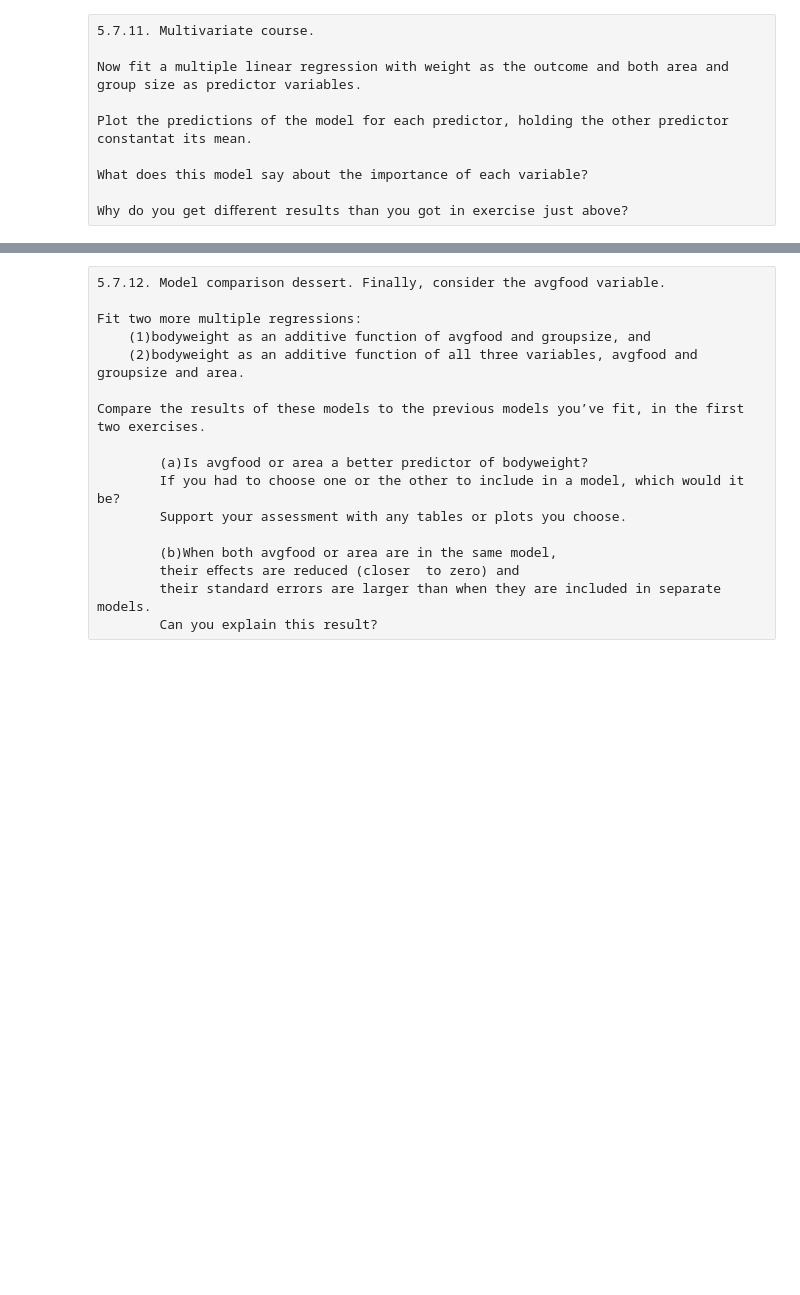
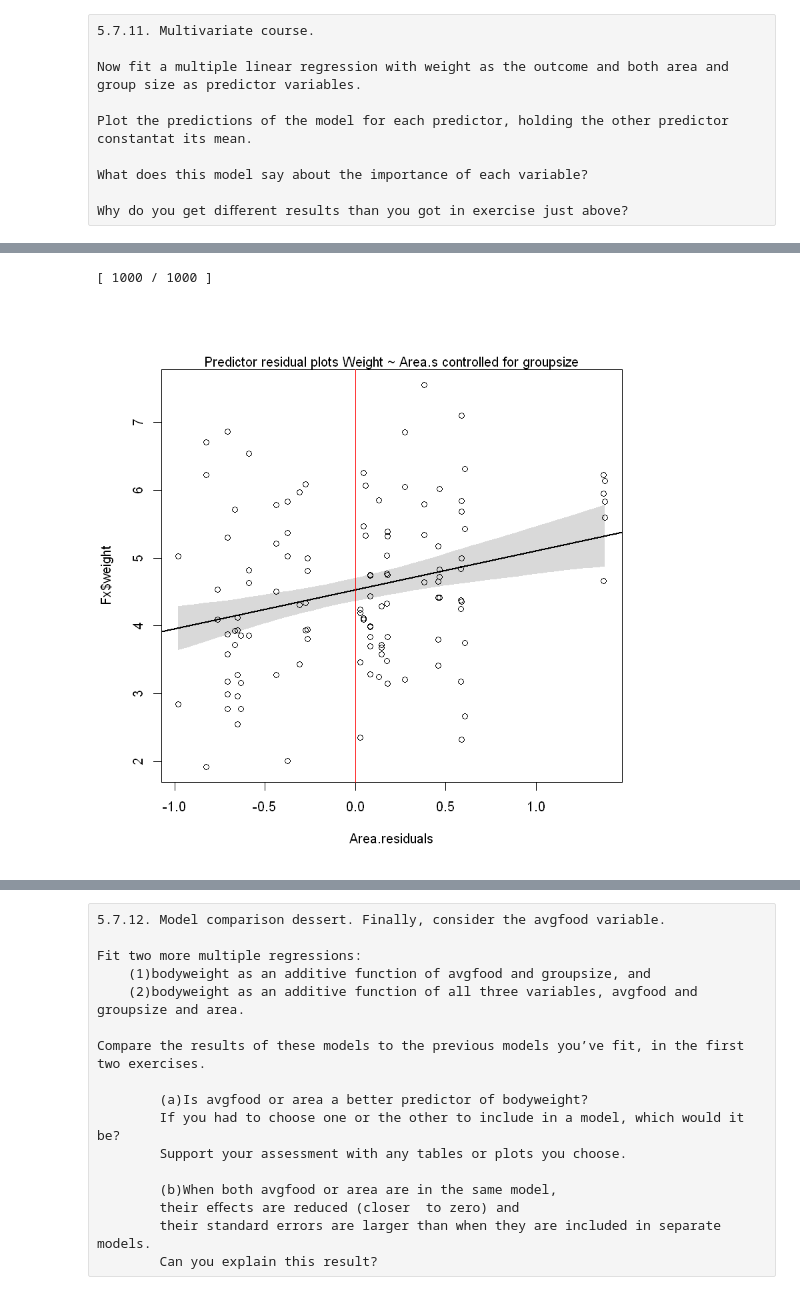
Before and after one commit to hvillamil3/StatisticalRethinkingHW, a Jupyter notebook: Statistical_Rethinking_Homework_Chapter_5.ipynb, the cells around one changed output, grey strips where cells are left out. Cells and saved outputs as stored; diff of their text form; code cells hidden in the pictures; blank space fills up the shorter version.

```diff
--- a/Statistical_Rethinking_Homework_Chapter_5.ipynb
+++ b/Statistical_Rethinking_Homework_Chapter_5.ipynb
@@ -235,0 +273,33 @@ shade(apply( sim.weight.Multi2 , 2, PI) , area.seq  )
+# %%
+Var.Model <- map(
+    alist(
+        area.s ~ dnorm( mu , sigma ),
+        mu <- a + b*groupsize.s,
+        a ~ dnorm( 4 , 100 ) ,
+        b ~ dnorm( 0 , 10 ) ,
+        sigma ~ dunif( 0 , 50 ) ) ,
+    data=Fx , start=list( a=mean(Fx$area.s) , sigma=sd(Fx$area.s) , b=0 ) )
+# %%
+mu.v <- coef(Var.Model)['a'] + coef(Var.Model)['b']*Fx$groupsize.s
+Area.residuals <- Fx$area.s - mu.v
+# %%
+# Need this in order to create interval around mu
+mx <- map(
+    alist(
+        weight ~ dnorm( mu , sigma ),
+        mu <- a + b*Area.residuals,
+        a ~ dnorm( 4 , 100 ) ,
+        b ~ dnorm( 0 , 10 ) ,
+        sigma ~ dunif( 0 , 50 ) ) ,
+    data=data.frame(weight=Fx$weight,Area.residuals=Area.residuals) )
+# %%
+Area.resid.seq<-seq(from=min(Area.residuals),to=max(Area.residuals), length.out=1e3)
+plot(Fx$weight~Area.residuals )
+mtext("Predictor residual plots Weight ~ Area.s controlled for groupsize")
+abline(lm(Fx$weight~Area.residuals ), lwd=2)
+mu.varz <- link( mx , data=data.frame(Area.residuals=Area.resid.seq ) )
+shade(apply( mu.varz , 2, PI) , Area.resid.seq  )
+abline(v=0, col= "red")
+# %% [output]
+[ 1000 / 1000 ]
+[figure, added]
```
Also changed, not shown: parts of 41 cells of this notebook.
